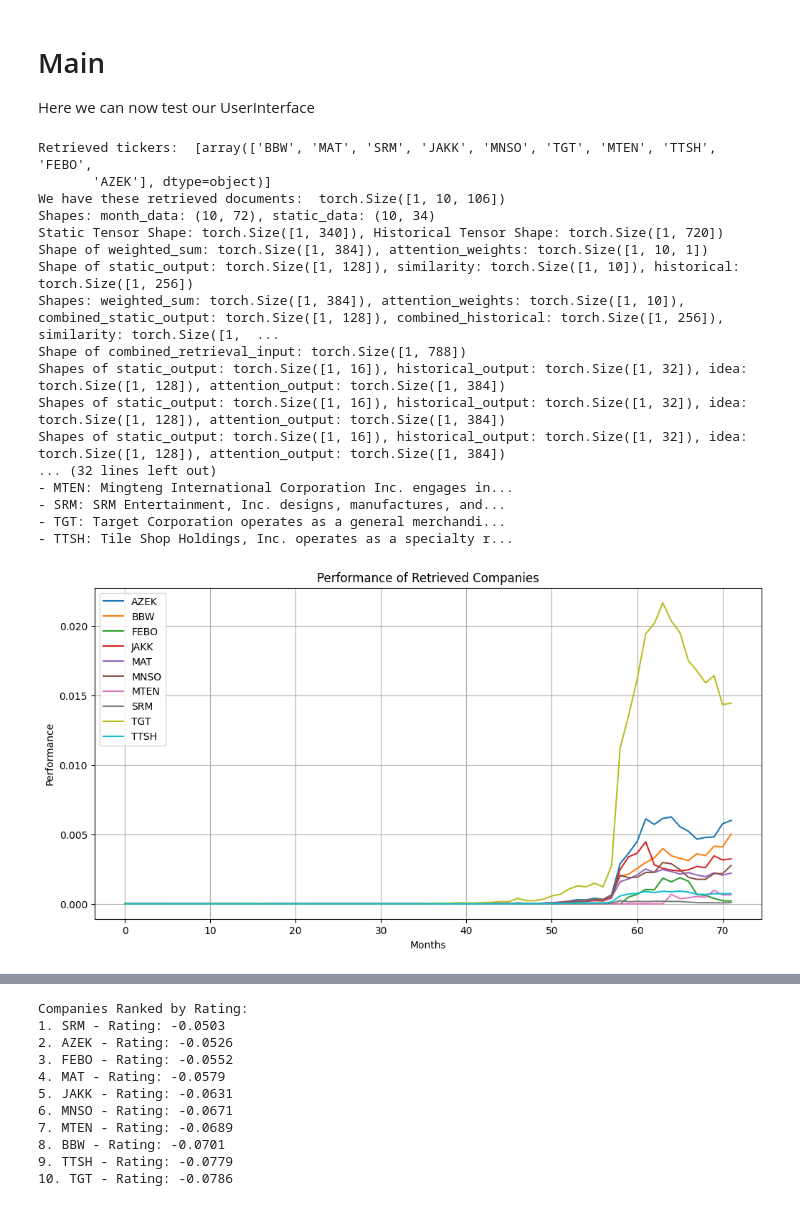
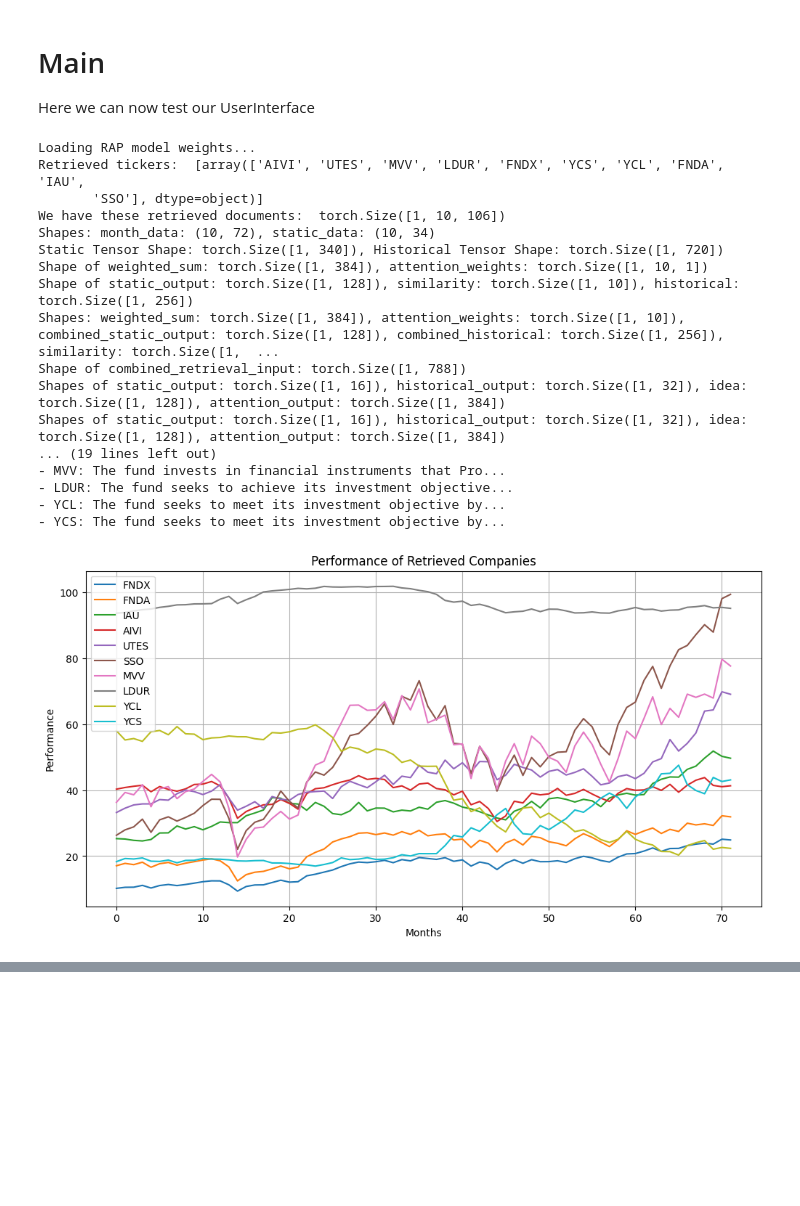
Before and after one commit to jonnyCap/AIR-Project, a Jupyter notebook: ProjectPipeline.ipynb, the cells around one changed output, grey strips where cells are left out. Drawn from its saved outputs; the diff is of its cells as text; code cells hidden in the pictures; blank space fills up the shorter version.

Commit message:
Loaded weights of Prediction Model

```diff
--- a/ProjectPipeline.ipynb
+++ b/ProjectPipeline.ipynb
@@ -30,7 +30,7 @@ class UserInterface:
         self.dataset_path = "Dataset/Data/normalized_real_company_stock_dataset_large.csv"
         self.embeddings_path = "RetrievalSystem/Embeddings/embeddings.csv"
 
-        self.rap_model_weights_path = "non_existent"
+        self.rap_model_weights_path = "Training/TrainedModels/trained_model.pth"
         self.ranking_model_weights_path = "non_existent"
 
         self.tokenizer = BertTokenizer.from_pretrained('bert-base-uncased', clean_up_tokenization_spaces=False)
@@ -38,11 +38,14 @@ class UserInterface:
         self.dataset = pd.read_csv(self.dataset_path)
         self.retrieval_model = RetrievalSystem(self.embeddings_path, 10)
 
-        self.historical_scaler_path = "Dataset/Data/Scaler/historical_scaler_24.pkl"
+        self.historical_partial_scaler_path = "Dataset/Data/Scaler/historical_scaler_12.pkl"
+        self.historical_scaler_path = "Dataset/Data/Scaler/historical_scaler.pkl"
 
-        self.prediction_model = RetrievalAugmentedPredictionModel(ret_sys=self.retrieval_model, retrieval_number=10, forecast_steps=24)
+        self.prediction_model = RetrievalAugmentedPredictionModel(ret_sys=self.retrieval_model, retrieval_number=10, forecast_steps=12)
         if os.path.exists(self.rap_model_weights_path):
-            self.prediction_model.load_weights(self.rap_model_weights_path)
+            state_dict = torch.load(self.rap_model_weights_path)
+            self.prediction_model.load_state_dict(state_dict)
+            print("Loading RAP model weights...")
 
         self.ranking_model = RankingModel()
         if os.path.exists(self.ranking_model_weights_path):
@@ -83,18 +86,25 @@ class UserInterface:
             use_auxiliary_inputs=False
         )
 
+        # TODO: SHOULD BE DONE AFTER RANKING MODEL
+        month_columns = [col for col in self.dataset.columns if col.startswith("month")]
+        if os.path.exists(self.historical_partial_scaler_path):
+            with open(self.historical_partial_scaler_path, "rb") as f:
+                historical_scaler = joblib.load(f)
+            prediction_numpy = prediction.detach().cpu().numpy()
+            denormalized_prediction = historical_scaler.inverse_transform(prediction_numpy)
+            prediction = torch.tensor(denormalized_prediction, dtype=prediction.dtype, device=prediction.device)
+        else:
+            raise FileNotFoundError("Partial historical Scaler not found")
+
         if os.path.exists(self.historical_scaler_path):
             with open(self.historical_scaler_path, "rb") as f:
                 historical_scaler = joblib.load(f)
-                print("Prediction before denormalization: ", prediction)
-                prediction_numpy = prediction.detach().cpu().numpy()
-                denormalized_prediction = historical_scaler.inverse_transform(prediction_numpy)
-                prediction = torch.tensor(denormalized_prediction, dtype=prediction.dtype, device=prediction.device)
+            documents[month_columns] = historical_scaler.inverse_transform(documents[month_columns].values)
         else:
             raise FileNotFoundError("Historical Scaler not found")
 
         # Ranking
-        month_columns = [col for col in self.dataset.columns if col.startswith("month")]
         ratings = {}
 
         input_ids, attention_mask = self.tokenize(text)
@@ -179,30 +189,34 @@ Here we can now test our UserInterface
 # %%
 if __name__ == "__main__":
     idea = "I want to build a stockprediction model that can be used to predict stock performance for potential business idea. This should help to gather first insights into the potential of an idea. Additionally it should lookup similar companies so that on overview over competitors is given. It should also rate the new idea based on the predicted stock performance and rank them among its competitors."
 
-    idea = "Lego Shop"
+    # idea = "Lego Shop"
+
+    idea = "Able View Global Inc. operates as brand management partners of beauty and personal care brands in China. Its brand management services encompass various segments of the brand management value chain, including strategy, branding, digital and social marketing, omni-channel sales, customer services, overseas logistics, and warehouse and fulfilment. The company was incorporated in 2021 and is based in Shanghai, China."
+
+    idea = "An AI-driven personal finance platform that provides automated budgeting, expense tracking, and investment advice, with customizable dashboards tailored to individual financial goals."
 
     userinterface = UserInterface()
     response = userinterface.predict(idea)
     userinterface.visualize_results(response)
 
     # print(response)
 # %% [output]
-Retrieved tickers:  [array(['BBW', 'MAT', 'SRM', 'JAKK', 'MNSO', 'TGT', 'MTEN', 'TTSH', 'FEBO',
-       'AZEK'], dtype=object)]
+Loading RAP model weights...
+Retrieved tickers:  [array(['AIVI', 'UTES', 'MVV', 'LDUR', 'FNDX', 'YCS', 'YCL', 'FNDA', 'IAU',
+       'SSO'], dtype=object)]
 We have these retrieved documents:  torch.Size([1, 10, 106])
 Shapes: month_data: (10, 72), static_data: (10, 34)
 Static Tensor Shape: torch.Size([1, 340]), Historical Tensor Shape: torch.Size([1, 720])
 Shape of weighted_sum: torch.Size([1, 384]), attention_weights: torch.Size([1, 10, 1])
 Shape of static_output: torch.Size([1, 128]), similarity: torch.Size([1, 10]), historical: torch.Size([1, 256])
 Shapes: weighted_sum: torch.Size([1, 384]), attention_weights: torch.Size([1, 10]), combined_static_output: torch.Size([1, 128]), combined_historical: torch.Size([1, 256]), similarity: torch.Size([1,  ...
 Shape of combined_retrieval_input: torch.Size([1, 788])
 Shapes of static_output: torch.Size([1, 16]), historical_output: torch.Size([1, 32]), idea: torch.Size([1, 128]), attention_output: torch.Size([1, 384])
 Shapes of static_output: torch.Size([1, 16]), historical_output: torch.Size([1, 32]), idea: torch.Size([1, 128]), attention_output: torch.Size([1, 384])
-Shapes of static_output: torch.Size([1, 16]), historical_output: torch.Size([1, 32]), idea: torch.Size([1, 128]), attention_output: torch.Size([1, 384])
-... (32 lines left out)
-- MTEN: Mingteng International Corporation Inc. engages in...
-- SRM: SRM Entertainment, Inc. designs, manufactures, and...
-- TGT: Target Corporation operates as a general merchandi...
-- TTSH: Tile Shop Holdings, Inc. operates as a specialty r...
+... (19 lines left out)
+- MVV: The fund invests in financial instruments that Pro...
+- LDUR: The fund seeks to achieve its investment objective...
+- YCL: The fund seeks to meet its investment objective by...
+- YCS: The fund seeks to meet its investment objective by...
-[figure, old version]
+[figure, new version]
@@ -210,11 +223,0 @@ Shapes of static_output: torch.Size([1, 16]), historical_output: torch.Size([1,
-Companies Ranked by Rating:
-1. SRM - Rating: -0.0503
-2. AZEK - Rating: -0.0526
-3. FEBO - Rating: -0.0552
-4. MAT - Rating: -0.0579
-5. JAKK - Rating: -0.0631
-6. MNSO - Rating: -0.0671
-7. MTEN - Rating: -0.0689
-8. BBW - Rating: -0.0701
-9. TTSH - Rating: -0.0779
-10. TGT - Rating: -0.0786
```
Also changed, not shown: parts of 1 cell of this notebook, 6 other files.
